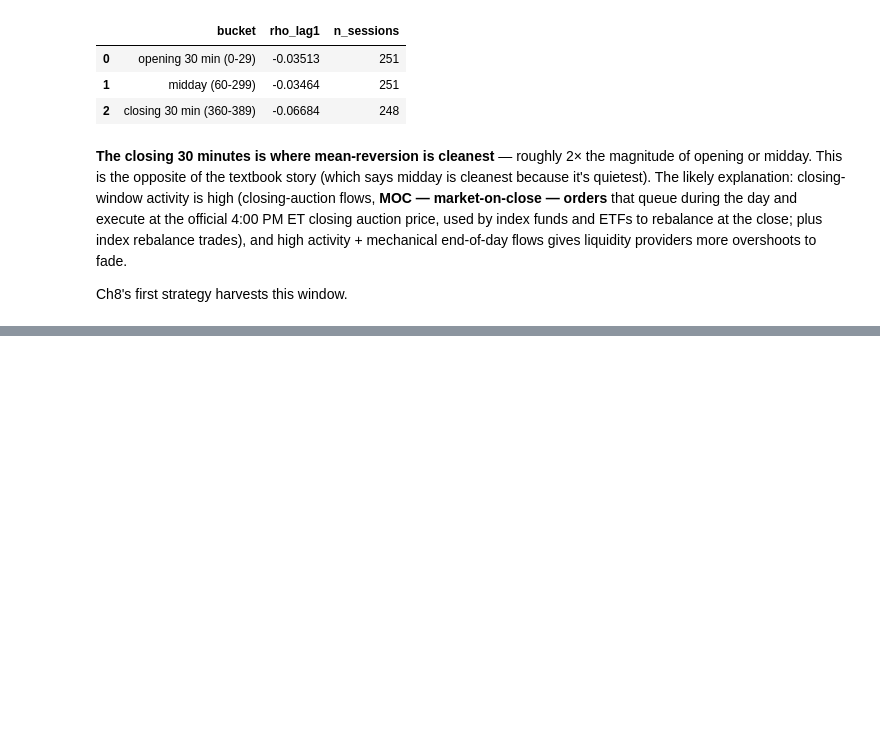
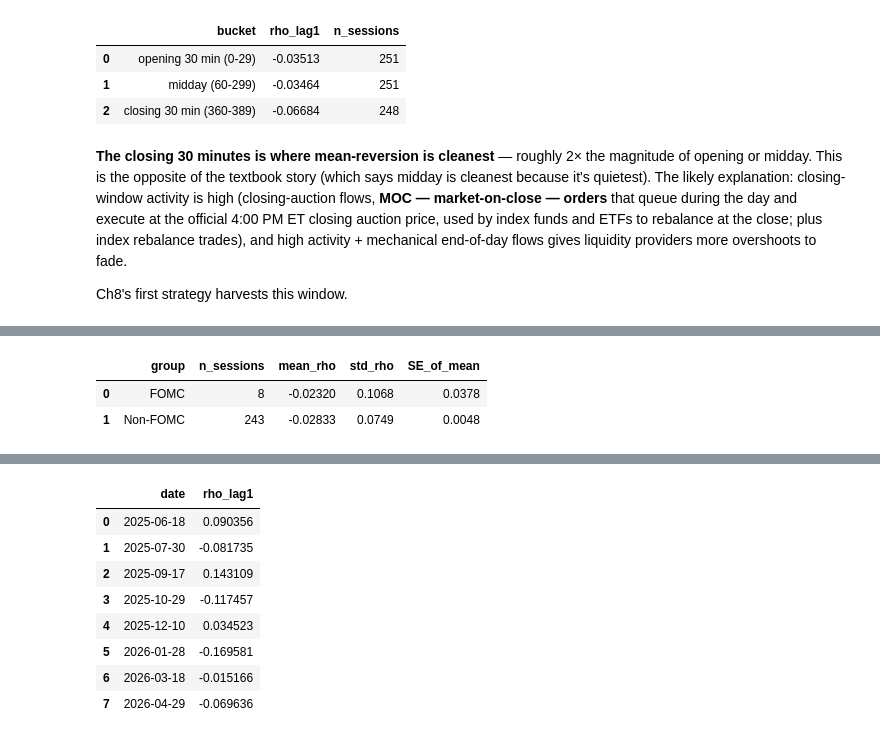
Before and after one commit to MichaelHelmers/quantitative-analysis, a Jupyter notebook: 07-strategy-taxonomy/lesson.ipynb, the cells around one changed output, grey strips where cells are left out. Saved outputs shown, nothing was run; the diff lists cells and outputs as text; code cells hidden in the pictures; blank space fills up the shorter version.

```diff
--- a/07-strategy-taxonomy/lesson.ipynb
+++ b/07-strategy-taxonomy/lesson.ipynb
@@ -182,0 +391,68 @@ See the README for full prompts. Four exercises:
+# %%
+# Exercise 3: FOMC vs non-FOMC lag-1 autocorrelation on QQQ.
+# Hypothesis: FOMC days have less short-horizon mean-reversion because
+# information dominates noise (§3 momentum mechanism crowds out §2 MR).
+
+# FOMC scheduled-meeting dates (announcement at 14:00 ET).
+# Copied from 06-bridge-to-intraday/lesson.ipynb cell `s5-fomc`.
+fomc_candidate = [
+    "2025-05-07", "2025-06-18", "2025-07-30", "2025-09-17",
+    "2025-10-29", "2025-12-10",
+    "2026-01-28", "2026-03-18", "2026-04-29",
+]
+# Localize to NY so equality with session_date (also NY-tz) works without tz mismatch.
+fomc_dates = pd.to_datetime(fomc_candidate).tz_localize("America/New_York")
+window_start, window_end = rth.index.min().normalize(), rth.index.max().normalize()
+# Keep only dates that actually fall inside our 1-year QQQ window.
+fomc_dates = fomc_dates[(fomc_dates >= window_start) & (fomc_dates <= window_end)]
+fomc_set = set(d.normalize() for d in fomc_dates)
+print(f"FOMC sessions in window: {len(fomc_set)}")
+
+# Compute lag-1 autocorrelation per session, separating FOMC vs non-FOMC.
+fomc_rhos, nonfomc_rhos = [], []
+fomc_session_records = []
+for session_date, s in rth.groupby("session_date")["log_ret"]:
+    s = s.dropna()
+    if len(s) < 31:
+        continue
+    a, b = s.iloc[:-1].values, s.iloc[1:].values
+    # Skip degenerate sessions where std=0 (would NaN the correlation).
+    if a.std() == 0 or b.std() == 0:
+        continue
+    rho = float(np.corrcoef(a, b)[0, 1])
+    if session_date in fomc_set:
+        fomc_rhos.append(rho)
+        fomc_session_records.append({"date": session_date.date(), "rho_lag1": rho})
+    else:
+        nonfomc_rhos.append(rho)
+
+# Summary stats. SE = std / sqrt(n) is the sampling-noise scale of each mean.
+def summary(name, rs):
+    arr = np.asarray(rs)
+    n = len(arr)
+    mean = float(arr.mean())
+    std = float(arr.std(ddof=1))
+    se = std / np.sqrt(n)
+    return {"group": name, "n_sessions": n, "mean_rho": round(mean, 5),
+            "std_rho": round(std, 4), "SE_of_mean": round(se, 4)}
+
+summary_df = pd.DataFrame([summary("FOMC", fomc_rhos),
+                           summary("Non-FOMC", nonfomc_rhos)])
+display(summary_df)
+
+# Welch-style two-sample test for the FOMC vs non-FOMC difference.
+diff = np.mean(fomc_rhos) - np.mean(nonfomc_rhos)
+se_diff = np.sqrt((np.std(fomc_rhos, ddof=1) ** 2 / len(fomc_rhos)) +
+                  (np.std(nonfomc_rhos, ddof=1) ** 2 / len(nonfomc_rhos)))
+t_stat = diff / se_diff
+# Two-sided p via normal approximation (fine here; df is dominated by the large group).
+from math import erfc, sqrt
+p_two_sided = erfc(abs(t_stat) / sqrt(2))
+print(f"Mean diff (FOMC - non-FOMC): {diff:+.5f}")
+print(f"SE of diff: {se_diff:.4f}")
+print(f"Welch t-stat: {t_stat:+.3f}   approx two-sided p: {p_two_sided:.3f}")
+
+# Per-FOMC-session rhos to show how noisy individual estimates are.
+print("\nIndividual FOMC-session lag-1 rhos:")
+display(pd.DataFrame(fomc_session_records).sort_values("date").reset_index(drop=True))
+# %% [output]
@@ -182,0 +460,3 @@ See the README for full prompts. Four exercises:
+|  | group | n_sessions | mean_rho | std_rho | SE_of_mean |
+| 0 | FOMC | 8 | -0.02320 | 0.1068 | 0.0378 |
+| 1 | Non-FOMC | 243 | -0.02833 | 0.0749 | 0.0048 |
@@ -182,0 +468,9 @@ See the README for full prompts. Four exercises:
+|  | date | rho_lag1 |
+| 0 | 2025-06-18 | 0.090356 |
+| 1 | 2025-07-30 | -0.081735 |
+| 2 | 2025-09-17 | 0.143109 |
+| 3 | 2025-10-29 | -0.117457 |
+| 4 | 2025-12-10 | 0.034523 |
+| 5 | 2026-01-28 | -0.169581 |
+| 6 | 2026-03-18 | -0.015166 |
+| 7 | 2026-04-29 | -0.069636 |
```
Also changed, not shown: parts of 10 cells of this notebook, 1 other file.
